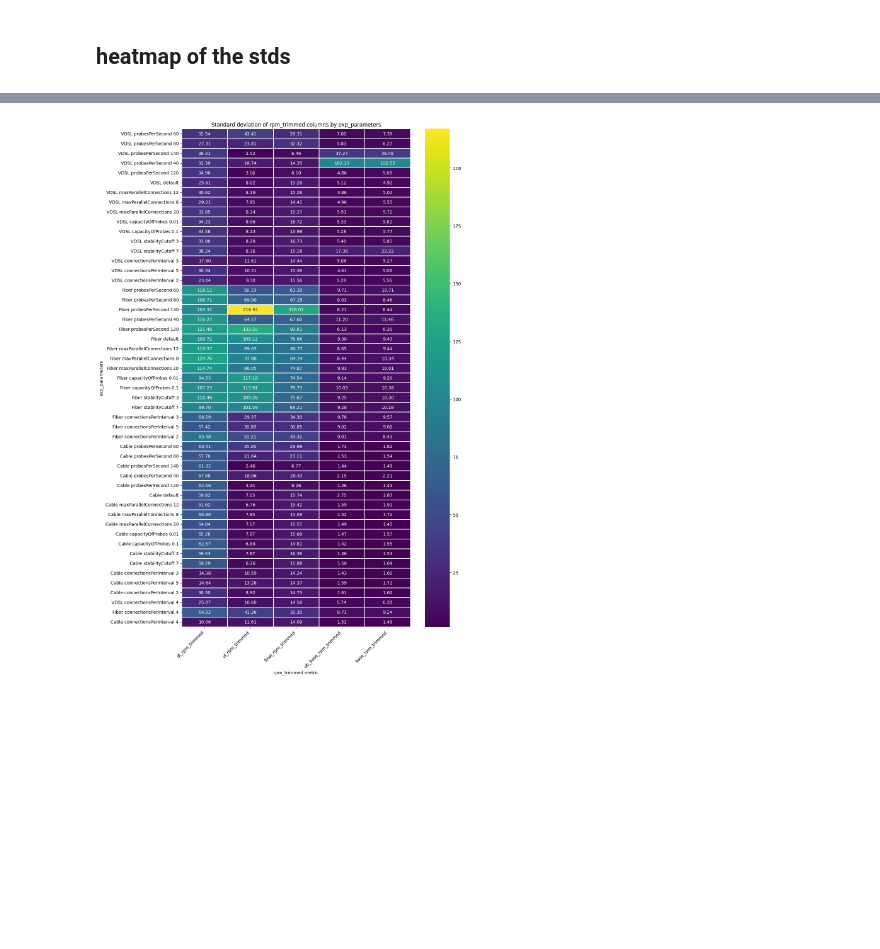
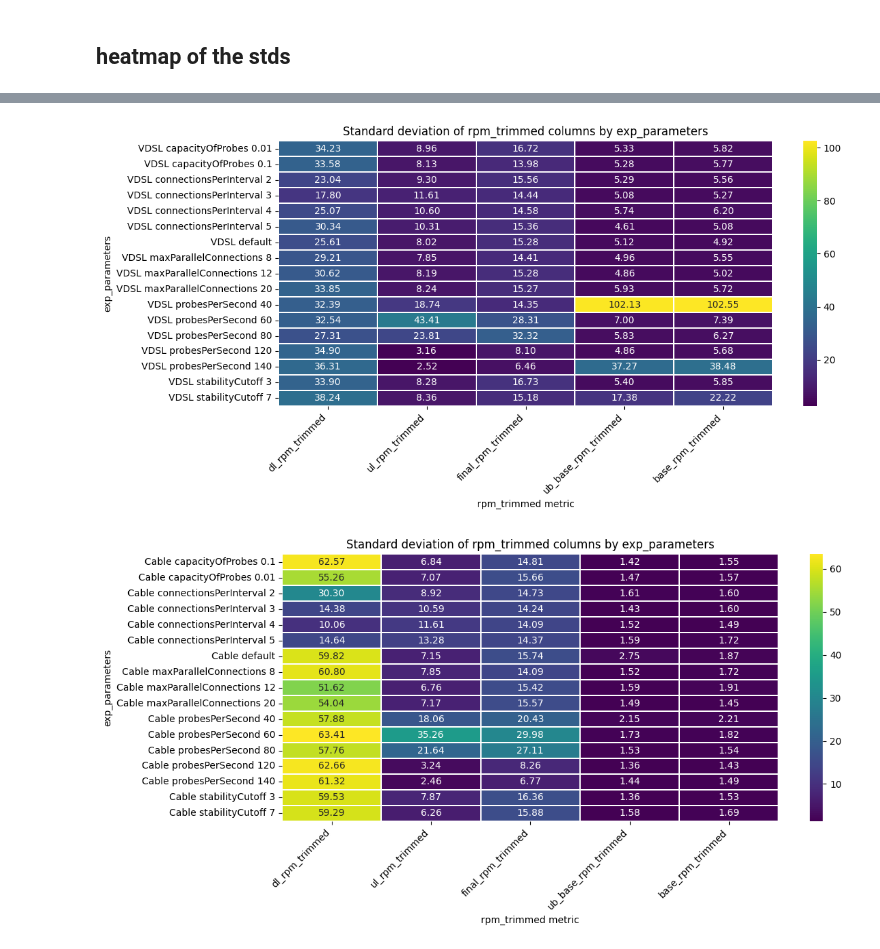
Before and after one commit to hsk2110/l2-network-conditions-web-perf, a Jupyter notebook: outputfiles/explore_std.ipynb, the cells around one changed output, grey strips where cells are left out. Drawn from its saved outputs; the diff is of its cells as text; code cells hidden in the pictures; blank space fills up the shorter version.

```diff
--- a/outputfiles/explore_std.ipynb
+++ b/outputfiles/explore_std.ipynb
@@ -7,6 +7,7 @@ import matplotlib.ticker as mticker
 import seaborn as sns
 import warnings
 import operator as op
+from natsort import natsort_key
 warnings.filterwarnings('ignore')
 
 df = pd.read_csv('output_08-10-2026_09-03-11.csv',
@@ -27,6 +28,9 @@ word_count = df['exp_parameters'].str.split().str.len()
 
 df.loc[word_count == 1, 'exp_parameters'] = df['exp_parameters'] + ' default'
 
+df = df.sort_values('exp_parameters', key=natsort_key)
+
+
 print(f'Shape: {df.shape}')
 print(df['exp_parameters'].unique())
 # %% [output]
@@ -200,6 +204,8 @@ invalid_rpm = is_nan | is_inf
 
 df_clean = df[~invalid_rpm.any(axis=1)].copy()
 
+df_clean = df_clean.sort_values('exp_parameters', key=natsort_key)
+
 df_clean = df_clean.reset_index(drop=True)
 # %% [markdown]
 # Standard deviation of each experiment
@@ -215,6 +221,10 @@ df_clean_fiber = df_clean[exp_col.str.contains(r"\bFiber\b", case=False, na=Fals
 print("VDSL:", df_clean_vdsl.shape)
 print("Cable:", df_clean_cable.shape)
 print("Fiber:", df_clean_fiber.shape)
+
+df_clean_vdsl = df_clean[exp_col.str.contains(r"\bVDSL\b", case=False, na=False)].copy()
+df_clean_cable = df_clean[exp_col.str.contains(r"\bCable\b", case=False, na=False)].copy()
+df_clean_fiber = df_clean[exp_col.str.contains(r"\bFiber\b", case=False, na=False)].copy()
 # %% [output]
 VDSL: (1700, 52)
 Cable: (1700, 52)
@@ -373,23 +383,26 @@ Standard deviation per experiment and rpm_trimmed column:
 # %%
-rpm_trimmed_cols = [c for c in df_clean.columns if 'rpm_trimmed' in c.lower()]
-df_numeric = df_clean[rpm_trimmed_cols].apply(pd.to_numeric, errors='coerce')
+for env_df in env_dfs.values():
 
-std_table = []
-for exp in df_clean['exp_parameters'].dropna().unique():
-    row = df_numeric.loc[df_clean['exp_parameters'] == exp].std(ddof=1, skipna=True)
-    std_table.append(row)
+    rpm_trimmed_cols = [c for c in env_df.columns if 'rpm_trimmed' in c.lower()]
+    df_numeric = env_df[rpm_trimmed_cols].apply(pd.to_numeric, errors='coerce')
 
-std_df = pd.concat(std_table, axis=1).T
-std_df.index = df_clean['exp_parameters'].dropna().unique()
-std_df = std_df.round(4)
+    std_table = []
+    for exp in env_df['exp_parameters'].dropna().unique():
+        row = df_numeric.loc[env_df['exp_parameters'] == exp].std(ddof=1, skipna=True)
+        std_table.append(row)
 
-plt.figure(figsize=(12, max(5, len(std_df) * 0.35)))
-sns.heatmap(std_df, cmap="viridis", annot=True, fmt=".2f", linewidths=0.1)
-plt.title("Standard deviation of rpm_trimmed columns by exp_parameters")
-plt.xlabel("rpm_trimmed metric")
-plt.ylabel("exp_parameters")
-plt.xticks(rotation=45, ha="right")
-plt.tight_layout()
-plt.show()
+    std_df = pd.concat(std_table, axis=1).T
+    std_df.index = env_df['exp_parameters'].dropna().unique()
+    std_df = std_df.round(4)
+
+    plt.figure(figsize=(12, max(5, len(std_df) * 0.35)))
+    sns.heatmap(std_df, cmap="viridis", annot=True, fmt=".2f", linewidths=0.1)
+    plt.title("Standard deviation of rpm_trimmed columns by exp_parameters")
+    plt.xlabel("rpm_trimmed metric")
+    plt.ylabel("exp_parameters")
+    plt.xticks(rotation=45, ha="right")
+    plt.tight_layout()
+    plt.show()
 # %% [output]
-[figure, old version]
+[figure, new version]
+[figure, added]
```
Also changed, not shown: parts of 5 cells of this notebook, 3 other files.
